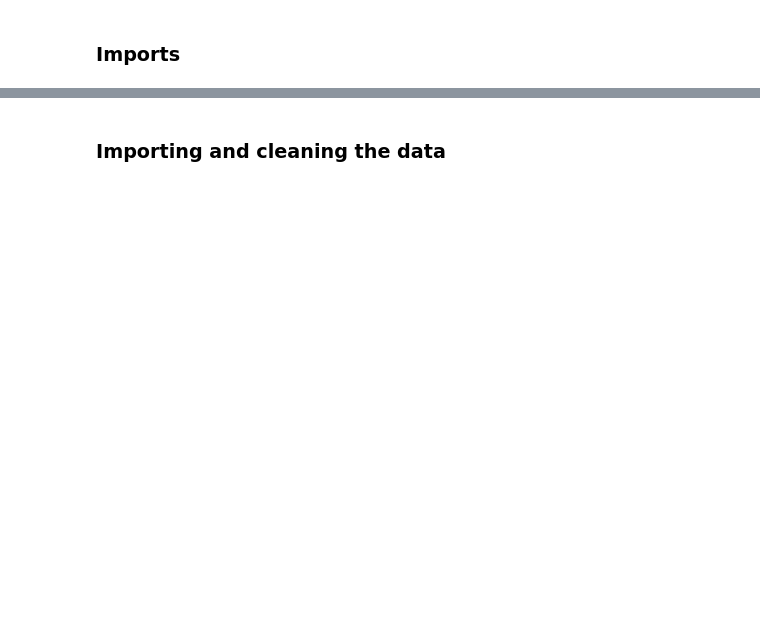
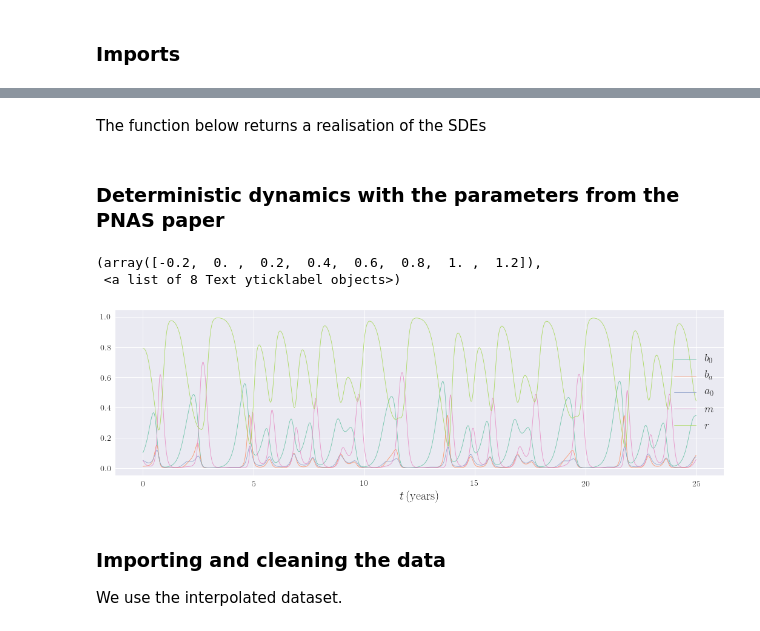
Before and after one commit to cparrarojas/sde-parameter-estimation, a Jupyter notebook: quasi-cycles.ipynb, the cells around one changed output, grey strips where cells are left out. Saved outputs shown, nothing was run; the diff lists cells and outputs as text; code cells hidden in the pictures; blank space fills up the shorter version.

```diff
--- a/quasi-cycles.ipynb
+++ b/quasi-cycles.ipynb
@@ -61,3 +103,5 @@ def Jac(x, *params):
+# %% [markdown]
+The function below returns a realisation of the SDEs
 # %%
 def path(x, t, *params):
     dt = t[1]-t[0]
@@ -69,8 +113,12 @@ def path(x, t, *params):
     x_0 = x.copy()
     for time in t:
         x_t.append(x_0.copy())
-        y = A(x_0, *params)*dt + np.sqrt(dt/N)*np.random.multivariate_normal(np.zeros(ndim), B(x_0, *params))
+        y = A(x_0, time, *params)*dt + np.sqrt(dt/N)*np.random.multivariate_normal(np.zeros(ndim), B(x_0, time, *params))
         x_0 += y
 
-    return np.array(x_t)
+    x_t = np.array(x_t)
+
+    return np.maximum(x_t, 0.)
+# %% [markdown]
+### Deterministic dynamics with the parameters from the PNAS paper
 # %%
@@ -92,19 +141,25 @@ def path(x, t, *params):
 # %%
-#dt = 0.1
+dt = 0.1
 
-#t_full = np.arange(0., 365*20., dt)
-#x_real = path(x0, t_full, *params)
+t_full = np.arange(0., 365*25., dt)
+x_real = path(x0, t_full, *params)
 # %%
-#fig, ax = plt.subplots(1, figsize=(18,5))
-#labels = [r'$b_0$', r'$b_a$', r'$a_0$', r'$m$', r'$r$']
-#for i in range(5):
-#    ax.plot(t_full/365., x_real[:,i], linewidth=0.75, label=labels[i])
-#ax.set_xlabel(r'$t\, \mathrm{(years)}$', fontsize=20)
-#ax.legend(fontsize=18)
-#plt.xticks(fontsize=14)
-#plt.yticks(fontsize=14)
+fig, ax = plt.subplots(1, figsize=(18,5))
+labels = [r'$b_0$', r'$b_a$', r'$a_0$', r'$m$', r'$r$']
+for i in range(5):
+    ax.plot(t_full/365., x_real[:,i], linewidth=0.75, label=labels[i])
+ax.set_xlabel(r'$t\, \mathrm{(years)}$', fontsize=20)
+ax.legend(fontsize=18)
+plt.xticks(fontsize=14)
+plt.yticks(fontsize=14)
+# %% [output]
+(array([-0.2,  0. ,  0.2,  0.4,  0.6,  0.8,  1. ,  1.2]),
+ <a list of 8 Text yticklabel objects>)
+[figure, added]
 # %% [markdown]
 ### Importing and cleaning the data
+
+We use the interpolated dataset.
 # %%
 data = pd.read_csv('./interpolated_data.csv', parse_dates=[0], dayfirst=True)
 data = data.rename(columns={"'Date'": 'date', "'Barnacles [%]'": 'B', "'Crustose algae [%]'": 'A', "'Mussels [%] '": 'M',
```
Also changed, not shown: parts of 58 cells of this notebook, 1 other file.
